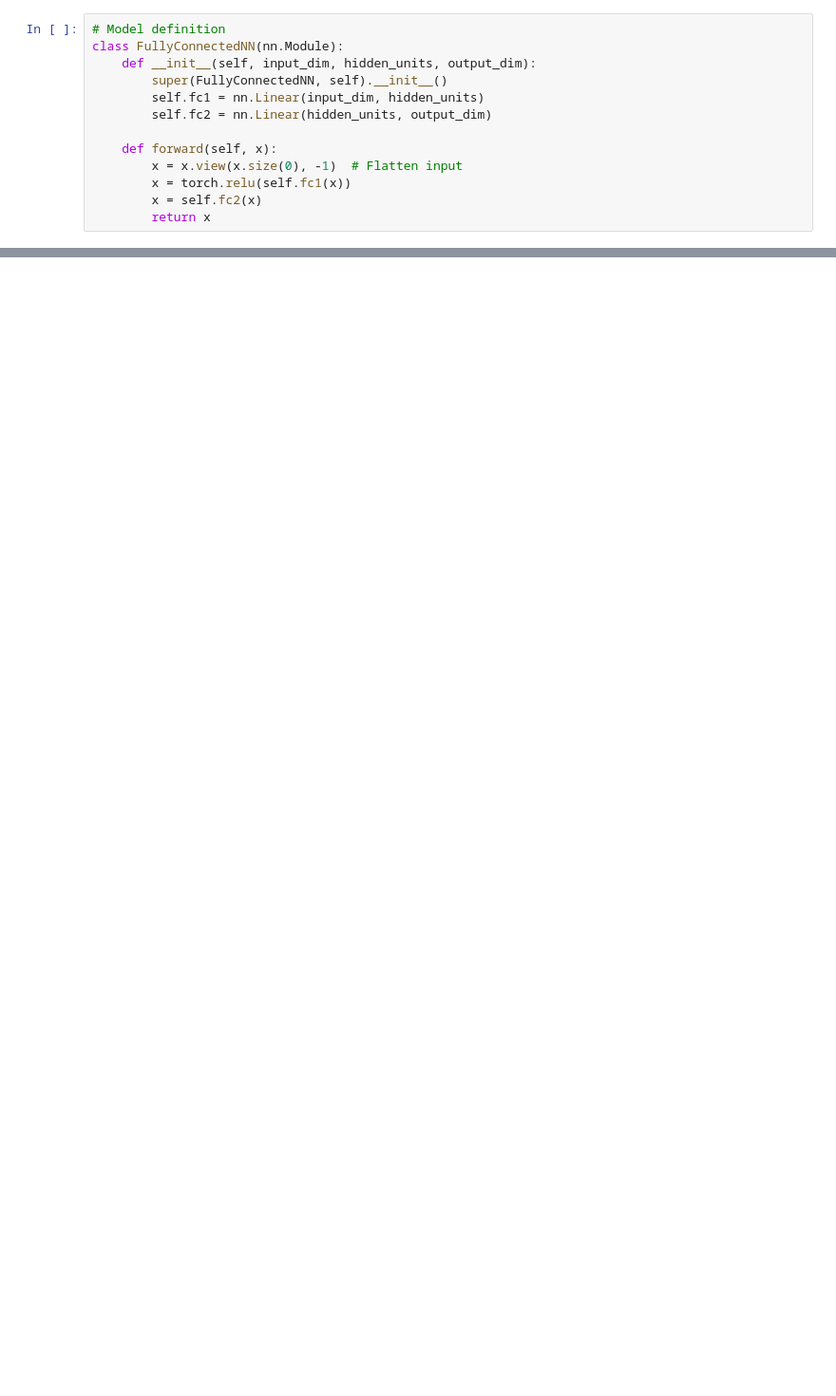
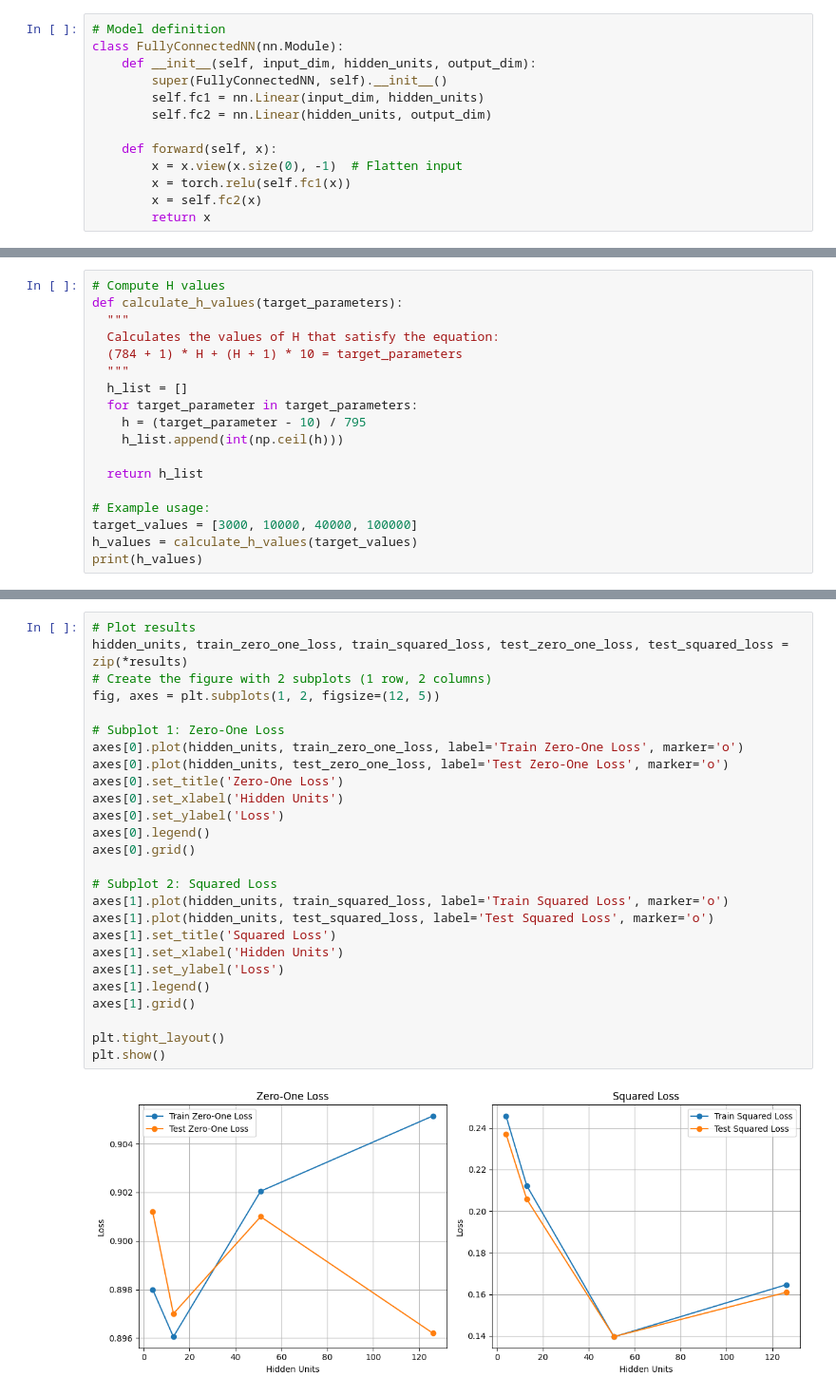
Before and after one commit to renukasinghvirk/project_inference, a Jupyter notebook: main.ipynb, the cells around one changed output, grey strips where cells are left out. Shown at 95% size. Cells and saved outputs as stored; diff of their text form; blank space fills up the shorter version.

```diff
--- a/main.ipynb
+++ b/main.ipynb
@@ -364,0 +429,18 @@ plt.show()
+# %%
+# Compute H values
+def calculate_h_values(target_parameters):
+  """
+  Calculates the values of H that satisfy the equation:
+  (784 + 1) * H + (H + 1) * 10 = target_parameters
+  """
+  h_list = []
+  for target_parameter in target_parameters:
+    h = (target_parameter - 10) / 795
+    h_list.append(int(np.ceil(h)))
+
+  return h_list
+
+# Example usage:
+target_values = [3000, 10000, 40000, 100000]
+h_values = calculate_h_values(target_values)
+print(h_values)
@@ -364,0 +486,28 @@ plt.show()
+# %%
+# Plot results
+hidden_units, train_zero_one_loss, train_squared_loss, test_zero_one_loss, test_squared_loss = zip(*results)
+# Create the figure with 2 subplots (1 row, 2 columns)
+fig, axes = plt.subplots(1, 2, figsize=(12, 5))
+
+# Subplot 1: Zero-One Loss
+axes[0].plot(hidden_units, train_zero_one_loss, label='Train Zero-One Loss', marker='o')
+axes[0].plot(hidden_units, test_zero_one_loss, label='Test Zero-One Loss', marker='o')
+axes[0].set_title('Zero-One Loss')
+axes[0].set_xlabel('Hidden Units')
+axes[0].set_ylabel('Loss')
+axes[0].legend()
+axes[0].grid()
+
+# Subplot 2: Squared Loss
+axes[1].plot(hidden_units, train_squared_loss, label='Train Squared Loss', marker='o')
+axes[1].plot(hidden_units, test_squared_loss, label='Test Squared Loss', marker='o')
+axes[1].set_title('Squared Loss')
+axes[1].set_xlabel('Hidden Units')
+axes[1].set_ylabel('Loss')
+axes[1].legend()
+axes[1].grid()
+
+plt.tight_layout()
+plt.show()
+# %% [output]
+[figure, added]
```
Also changed, not shown: parts of 11 cells of this notebook.
